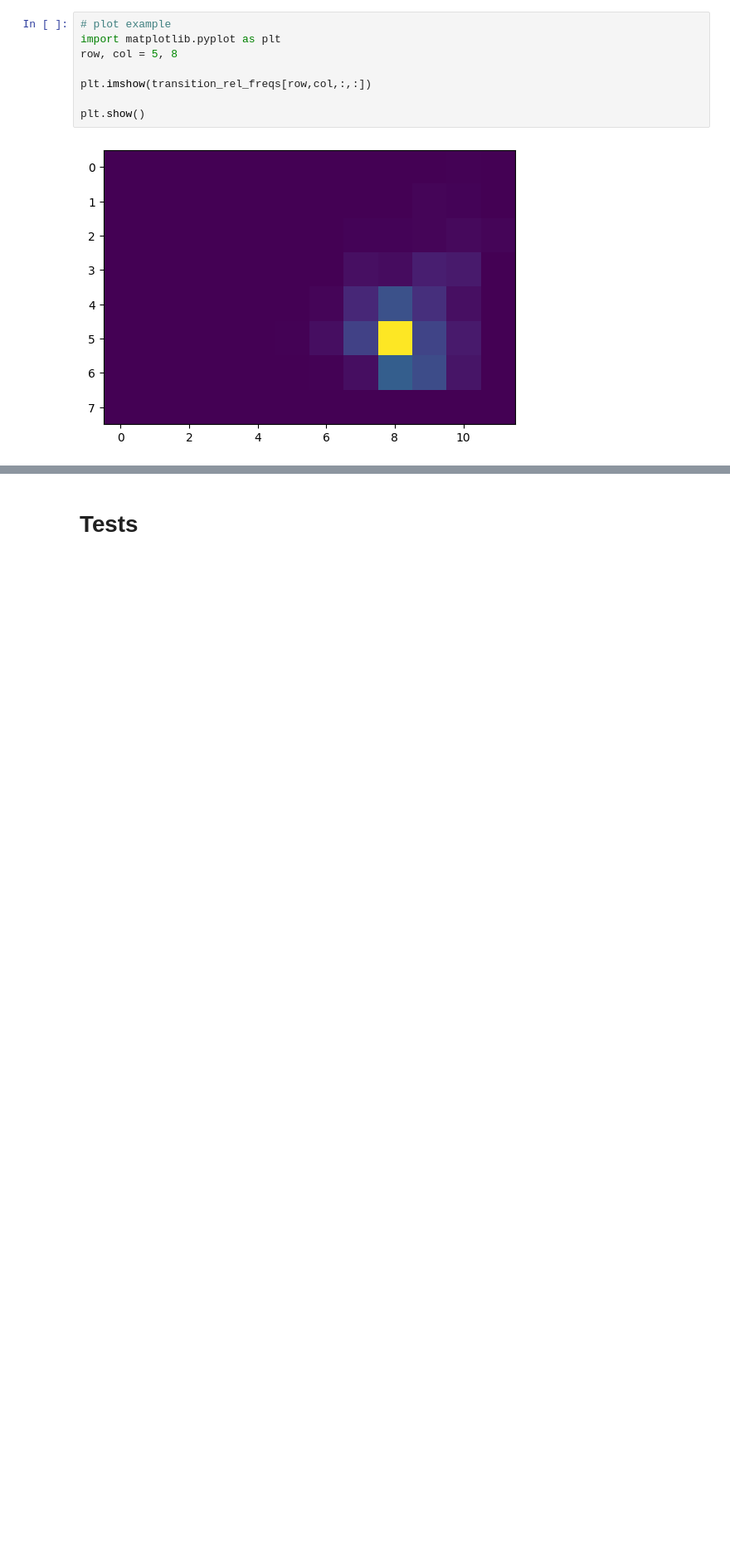
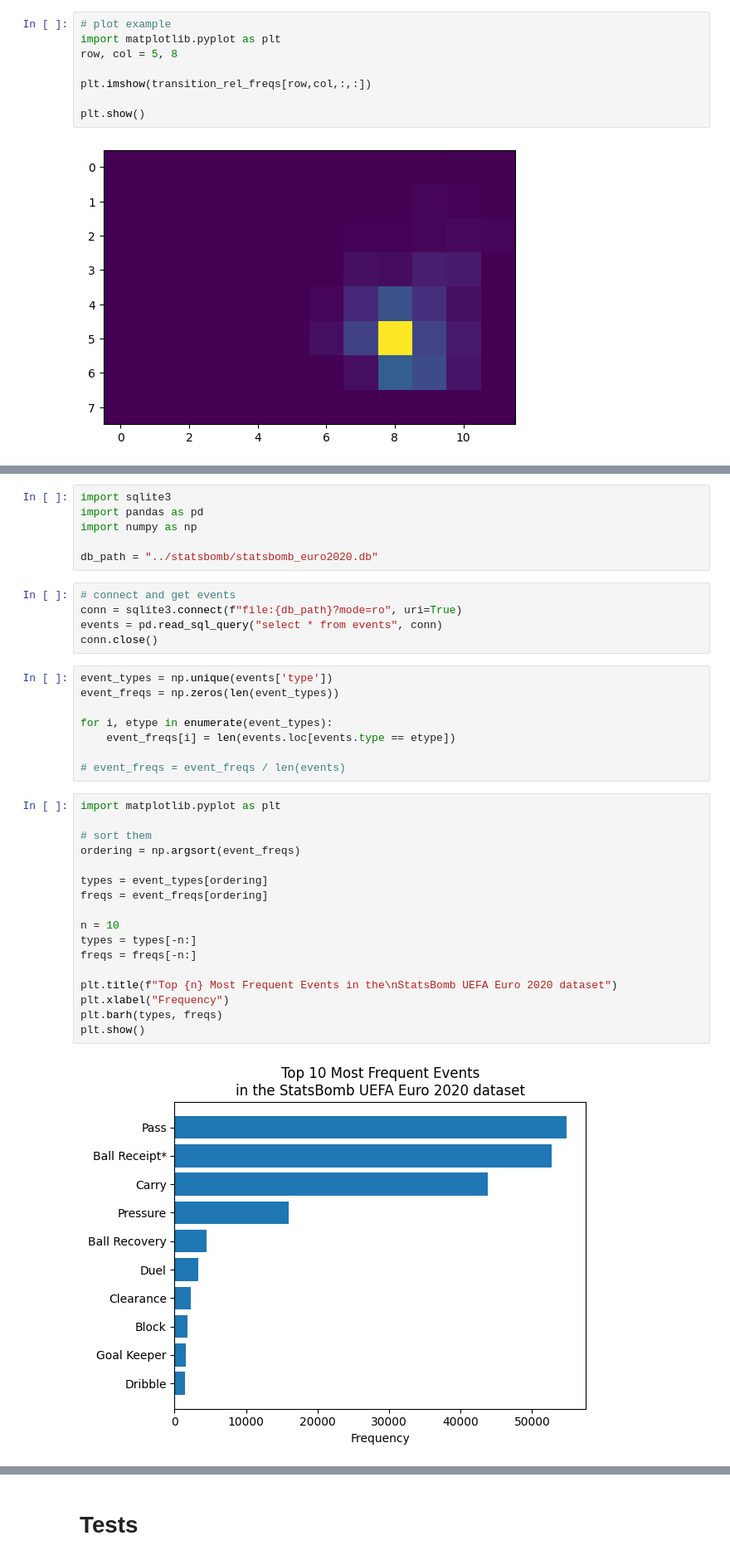
Before and after one commit to TrilemmaFoundation/UCI-MDS-F25-Soccer, a Jupyter notebook: notebooks/exploration.ipynb, the cells around one changed output, grey strips where cells are left out. Shown: that part at 83% size. Cells and saved outputs as stored; diff of their text form; blank space fills up the shorter version.

Commit message:
report figures, auto refresh team analysis

```diff
--- a/notebooks/exploration.ipynb
+++ b/notebooks/exploration.ipynb
@@ -205,0 +208,38 @@ plt.show()
+# %%
+import sqlite3
+import pandas as pd
+import numpy as np
+
+db_path = "../statsbomb/statsbomb_euro2020.db"
+# %%
+# connect and get events
+conn = sqlite3.connect(f"file:{db_path}?mode=ro", uri=True)
+events = pd.read_sql_query("select * from events", conn)
+conn.close()
+# %%
+event_types = np.unique(events['type'])
+event_freqs = np.zeros(len(event_types))
+
+for i, etype in enumerate(event_types):
+    event_freqs[i] = len(events.loc[events.type == etype])
+
+# event_freqs = event_freqs / len(events)
+# %%
+import matplotlib.pyplot as plt
+
+# sort them
+ordering = np.argsort(event_freqs)
+
+types = event_types[ordering]
+freqs = event_freqs[ordering]
+
+n = 10
+types = types[-n:]
+freqs = freqs[-n:]
+
+plt.title(f"Top {n} Most Frequent Events in the\nStatsBomb UEFA Euro 2020 dataset")
+plt.xlabel("Frequency")
+plt.barh(types, freqs)
+plt.show()
+# %% [output]
+[figure, added]
```
Also changed, not shown: parts of 2 cells of this notebook, 1 other file.
